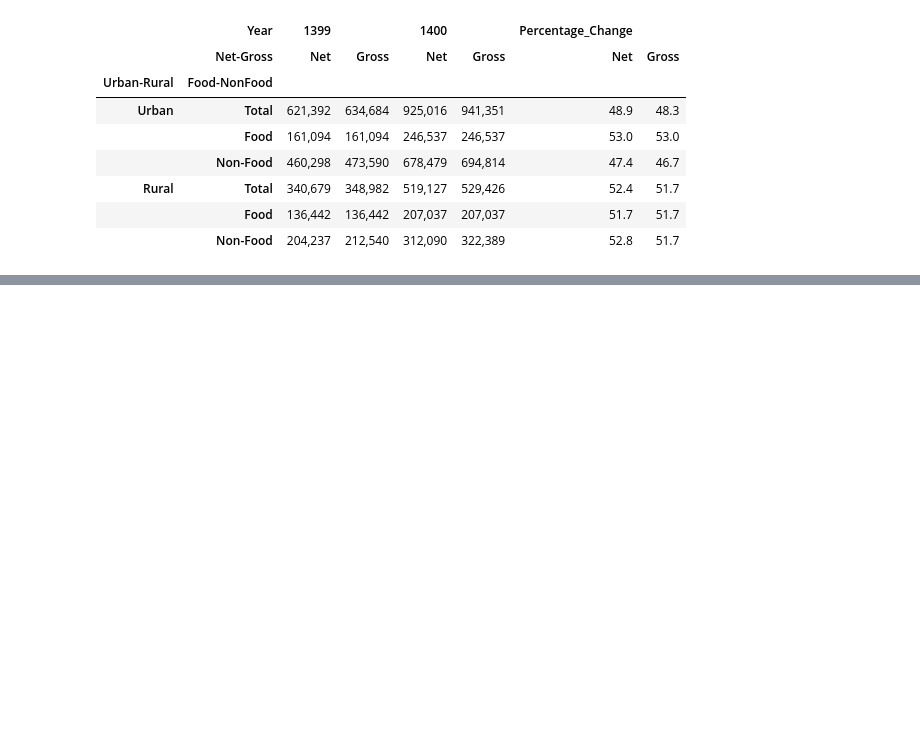
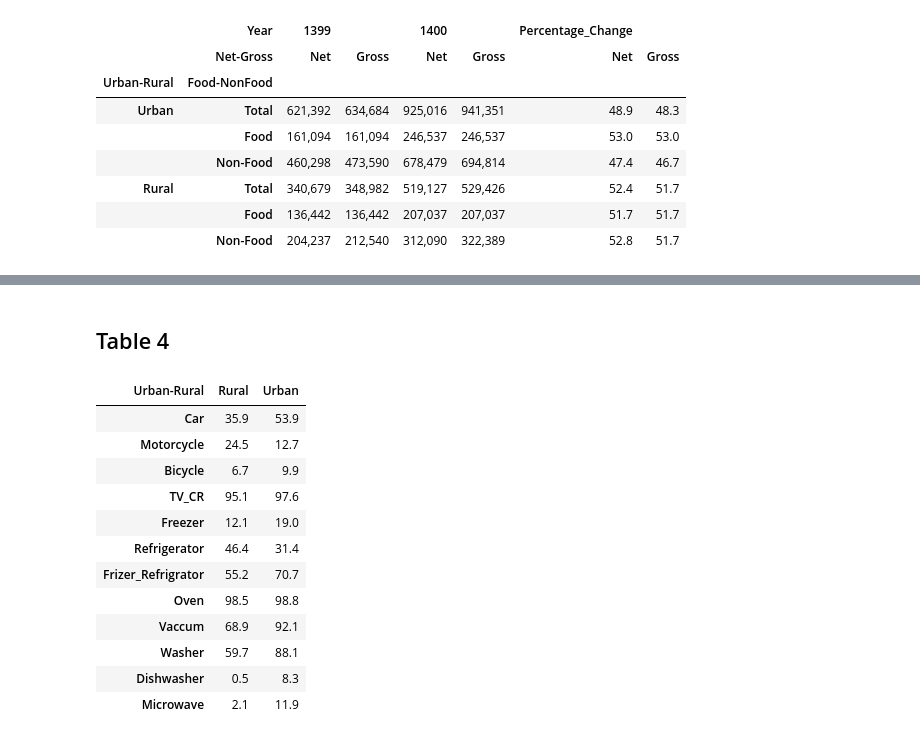
Before and after one commit to Iran-Open-Data/HBSIR_OLD, a Jupyter notebook: examples/ISC/1400/summery-results.ipynb, the cells around one changed output, grey strips where cells are left out. Cells and saved outputs as stored; diff of their text form; code cells hidden in the pictures; blank space fills up the shorter version.

```diff
--- a/examples/ISC/1400/summery-results.ipynb
+++ b/examples/ISC/1400/summery-results.ipynb
@@ -172,0 +234,44 @@ display(final_image, final_df)
+# %% [markdown]
+## Table 4
+# %%
+items = [
+    "Car",
+    "Motorcycle",
+    "Bicycle",
+    "TV_CR",
+    "Freezer",
+    "Refrigerator",
+    "Frizer_Refrigrator",
+    "Oven",
+    "Vaccum",
+    "Washer",
+    "Dishwasher",
+    "Microwave",
+]
+(
+    hbsir.load_table("house_specifications")
+    .pipe(hbsir.add_attribute, "Urban-Rural")
+    .pipe(hbsir.add_weight)
+    .astype({column: float for column in items})
+    .eval("\n".join([f"{column} = {column} * Weight" for column in items]))
+    .groupby("Urban-Rural")[items + ["Weight"]].sum()
+    .eval("\n".join([f"{column} = {column} / Weight * 100" for column in items]))
+    .drop(columns="Weight")
+    .T
+    .style
+    .format("{:,.1f}")
+)
+# %% [output]
+| Urban-Rural | Rural | Urban |
+| Car | 35.9 | 53.9 |
+| Motorcycle | 24.5 | 12.7 |
+| Bicycle | 6.7 | 9.9 |
+| TV_CR | 95.1 | 97.6 |
+| Freezer | 12.1 | 19.0 |
+| Refrigerator | 46.4 | 31.4 |
+| Frizer_Refrigrator | 55.2 | 70.7 |
+| Oven | 98.5 | 98.8 |
+| Vaccum | 68.9 | 92.1 |
+| Washer | 59.7 | 88.1 |
+| Dishwasher | 0.5 | 8.3 |
+| Microwave | 2.1 | 11.9 |
```
Also changed, not shown: parts of 11 cells of this notebook.
